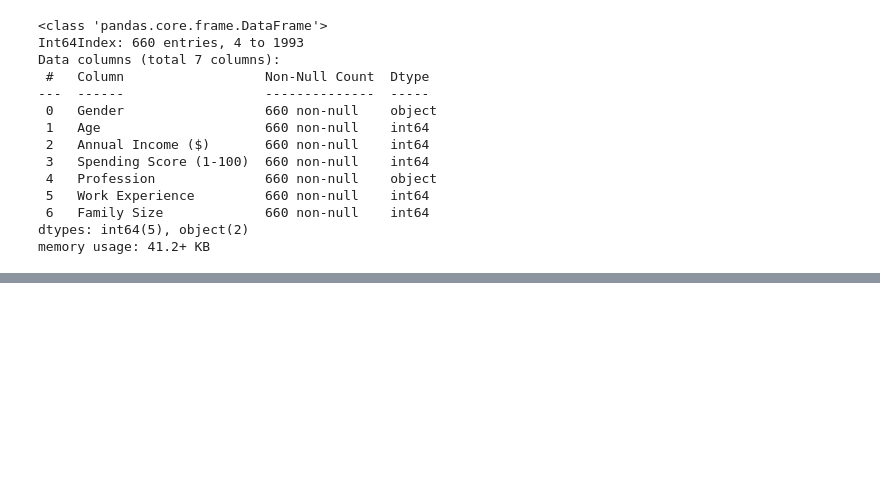
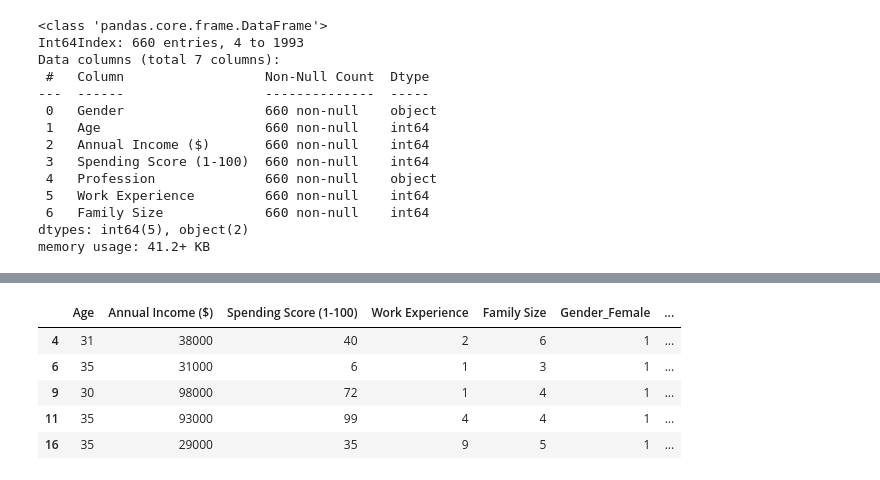
Before and after one commit to Kennatha/group2_project4, a Jupyter notebook: jupyter_notebook.ipynb, the cells around one changed output, grey strips where cells are left out. Cells and saved outputs as stored; diff of their text form; code cells hidden in the pictures; blank space fills up the shorter version.

```diff
--- a/jupyter_notebook.ipynb
+++ b/jupyter_notebook.ipynb
@@ -136,0 +134,9 @@ memory usage: 59.3 KB
+# %%
+cleaned_df.head()
+# %% [output]
+|  | Age | Annual Income ($) | Spending Score (1-100) | Work Experience | Family Size | Gender_Female | ... |
+| 4 | 31 | 38000 | 40 | 2 | 6 | 1 | ... |
+| 6 | 35 | 31000 | 6 | 1 | 3 | 1 | ... |
+| 9 | 30 | 98000 | 72 | 1 | 4 | 1 | ... |
+| 11 | 35 | 93000 | 99 | 4 | 4 | 1 | ... |
+| 16 | 35 | 29000 | 35 | 9 | 5 | 1 | ... |
```
Also changed, not shown: parts of 7 cells of this notebook.
